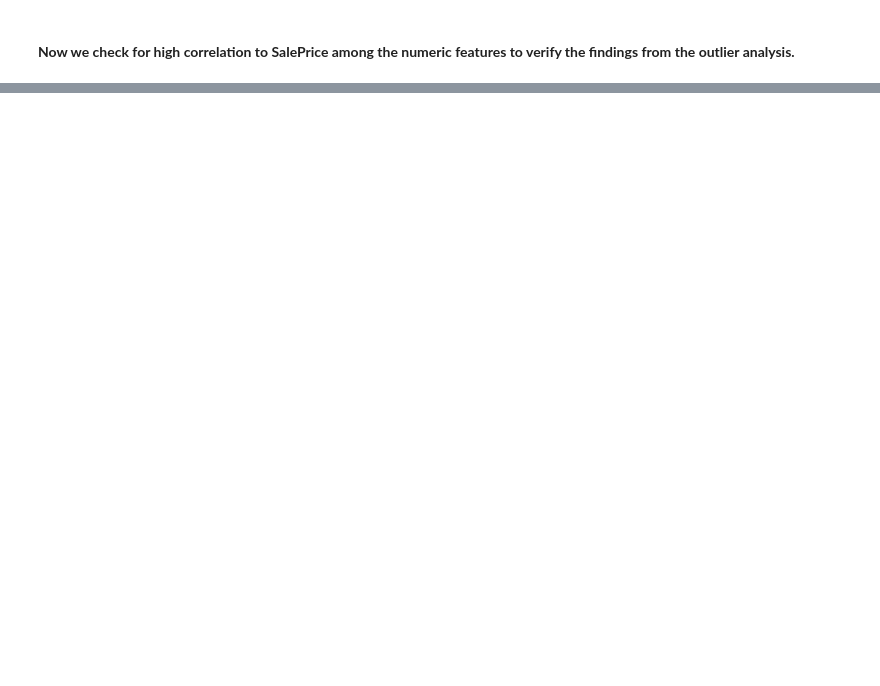
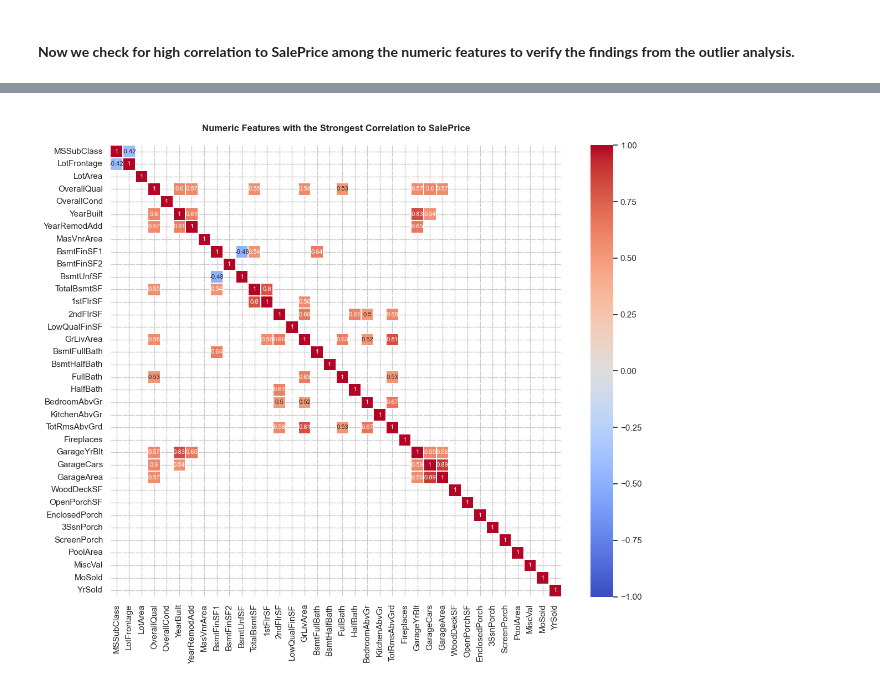
Before and after one commit to thetechleila/Housing-Prices-Predictor, a Jupyter notebook: code/eda.ipynb, the cells around one changed output, grey strips where cells are left out. Drawn from its saved outputs; the diff is of its cells as text; code cells hidden in the pictures; blank space fills up the shorter version.

Commit message:
correlation finished

```diff
--- a/code/eda.ipynb
+++ b/code/eda.ipynb
@@ -512,0 +515,10 @@ plt.show()
+# %%
+#Get output of hnumeric features with the highest correlations to SalePrice
+
+num_df = both_train_test.select_dtypes(include=["float64", "int64"])
+num_df.drop("Id", axis=1, inplace=True) #Drop ID feature as it is not useful for analysis
+
+df_num_corr = num_df.corr()['SalePrice'][:-1] # -1 because the latest row is SalePrice
+
+high_corr_feats = df_num_corr[abs(df_num_corr) > 0.5].sort_values(ascending=False)
+print("There are {} strongly correlated Numeric Housing Features with SalePrice:\n{}".format(len(high_corr_feats), high_corr_feats))
@@ -512,0 +538,14 @@ plt.show()
+# %%
+#Visualize correlation heatmap of strongly correlated numeric hosuing features
+
+#remove SalePrice, it was already examined
+corr = num_df.drop("SalePrice", axis=1).corr()
+
+plt.figure(figsize=(12,10))
+plt.title("\nNumeric Features with the Strongest Correlation to SalePrice\n", weight="bold")
+sns.heatmap((corr[(corr>=0.5) | (corr <= -0.4)]), cmap="coolwarm", vmax=1.0,
+            vmin= -1.0, linewidths=0.1, annot=True, annot_kws={"size": 8}, square=True);
+plt.tight_layout()
+plt.show()
+# %% [output]
+[figure, added]
```
Also changed, not shown: parts of 3 cells of this notebook.
